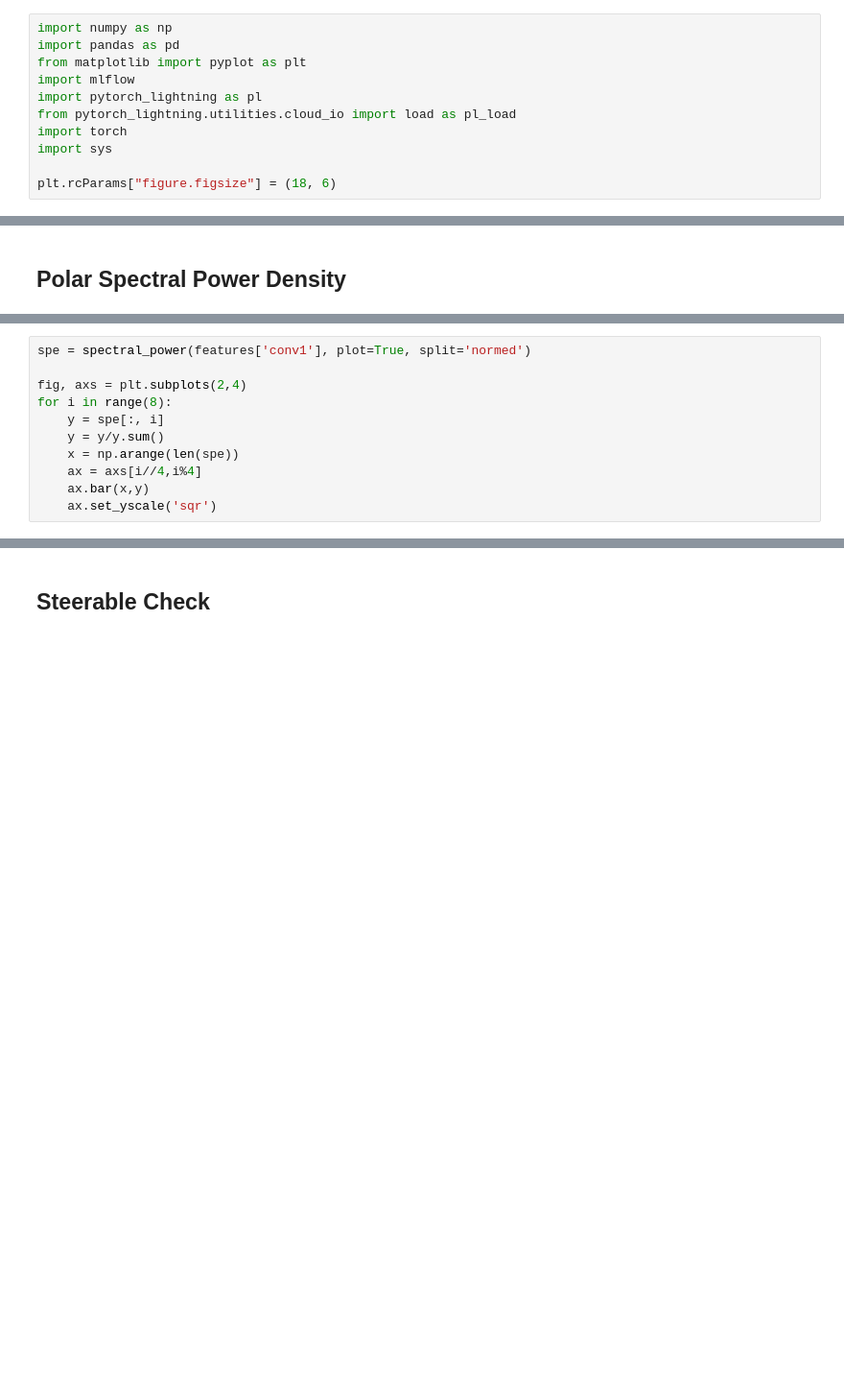
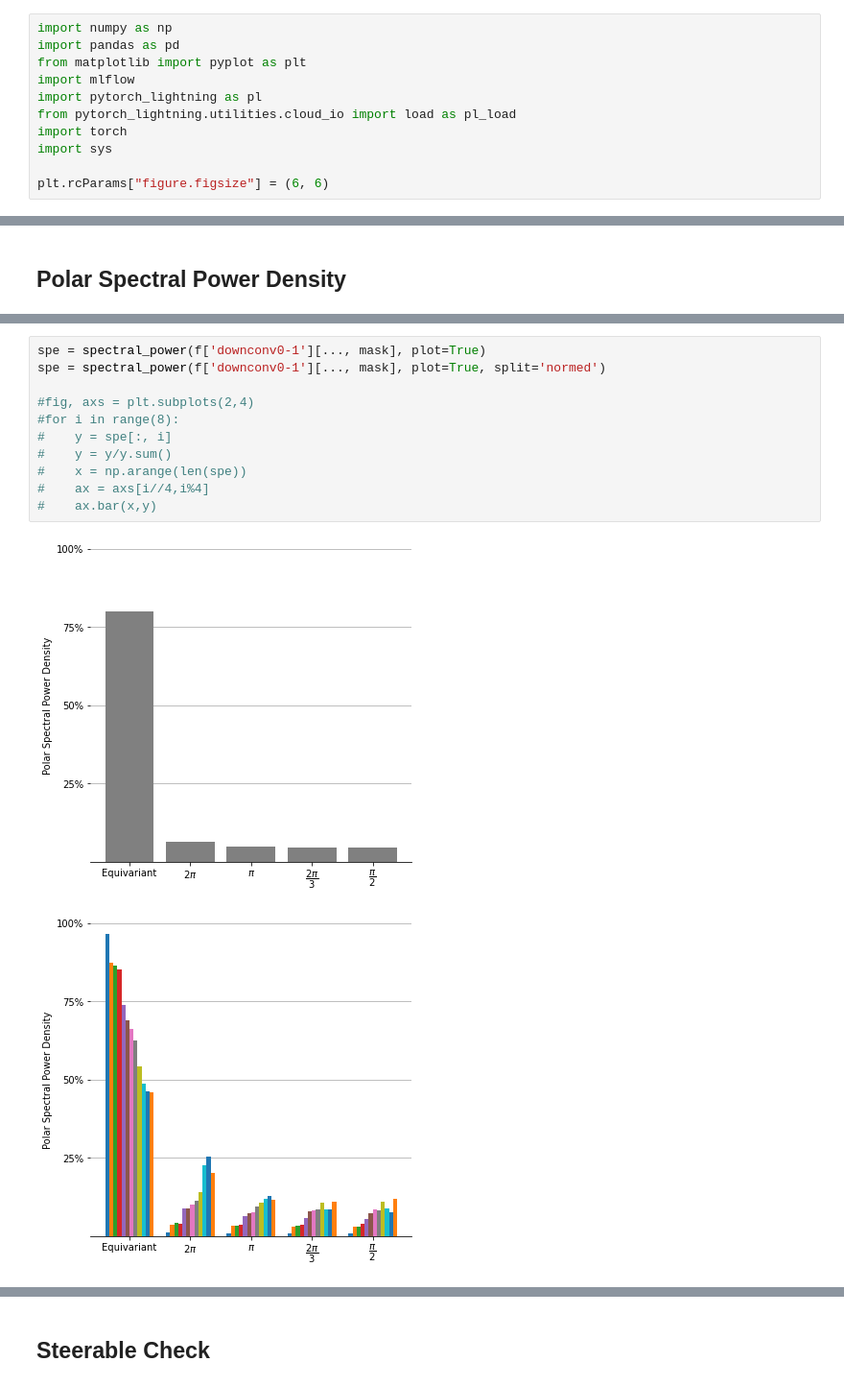
Before and after one commit to gabriel-lepetitaimon/steered-fcnn, a Jupyter notebook: notebooks/ImplementationCheck/OrientednessAnalysis.ipynb, the cells around one changed output, grey strips where cells are left out. Shown at 96% size. Drawn from its saved outputs; the diff is of its cells as text; blank space fills up the shorter version.

```diff
--- a/notebooks/ImplementationCheck/OrientednessAnalysis.ipynb
+++ b/notebooks/ImplementationCheck/OrientednessAnalysis.ipynb
@@ -13,7 +13,7 @@ from pytorch_lightning.utilities.cloud_io import load as pl_load
 import torch
 import sys
 
-plt.rcParams["figure.figsize"] = (18, 6)
+plt.rcParams["figure.figsize"] = (6, 6)
 # %%
 import sources
 from steered_cnn.utils.rotequivariance_toolbox import *
@@ -84,11 +87,14 @@ features = {k: unrotate(v, THETA) for k,v in features.items()}
 # %%
-spe = spectral_power(features['conv1'], plot=True, split='normed')
+spe = spectral_power(f['downconv0-1'][..., mask], plot=True)
+spe = spectral_power(f['downconv0-1'][..., mask], plot=True, split='normed')
 
-fig, axs = plt.subplots(2,4)
-for i in range(8):
-    y = spe[:, i]
-    y = y/y.sum()
-    x = np.arange(len(spe))
-    ax = axs[i//4,i%4]
-    ax.bar(x,y)
-    ax.set_yscale('sqr')
+#fig, axs = plt.subplots(2,4)
+#for i in range(8):
+#    y = spe[:, i]
+#    y = y/y.sum()
+#    x = np.arange(len(spe))
+#    ax = axs[i//4,i%4]
+#    ax.bar(x,y)
+# %% [output]
+[figure, added]
+[figure, added]
```
Also changed, not shown: parts of 33 cells of this notebook, 2 other files.
